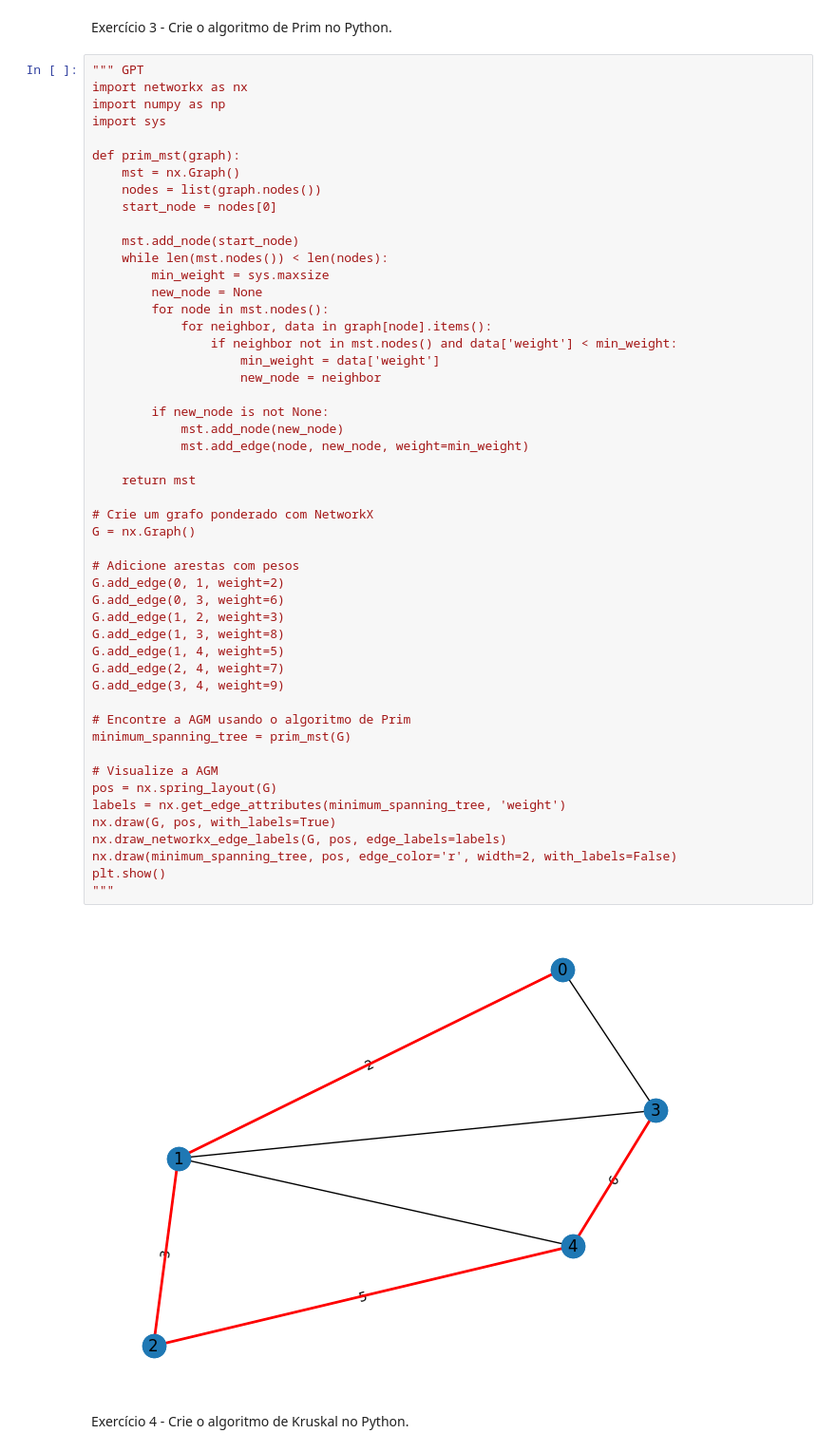
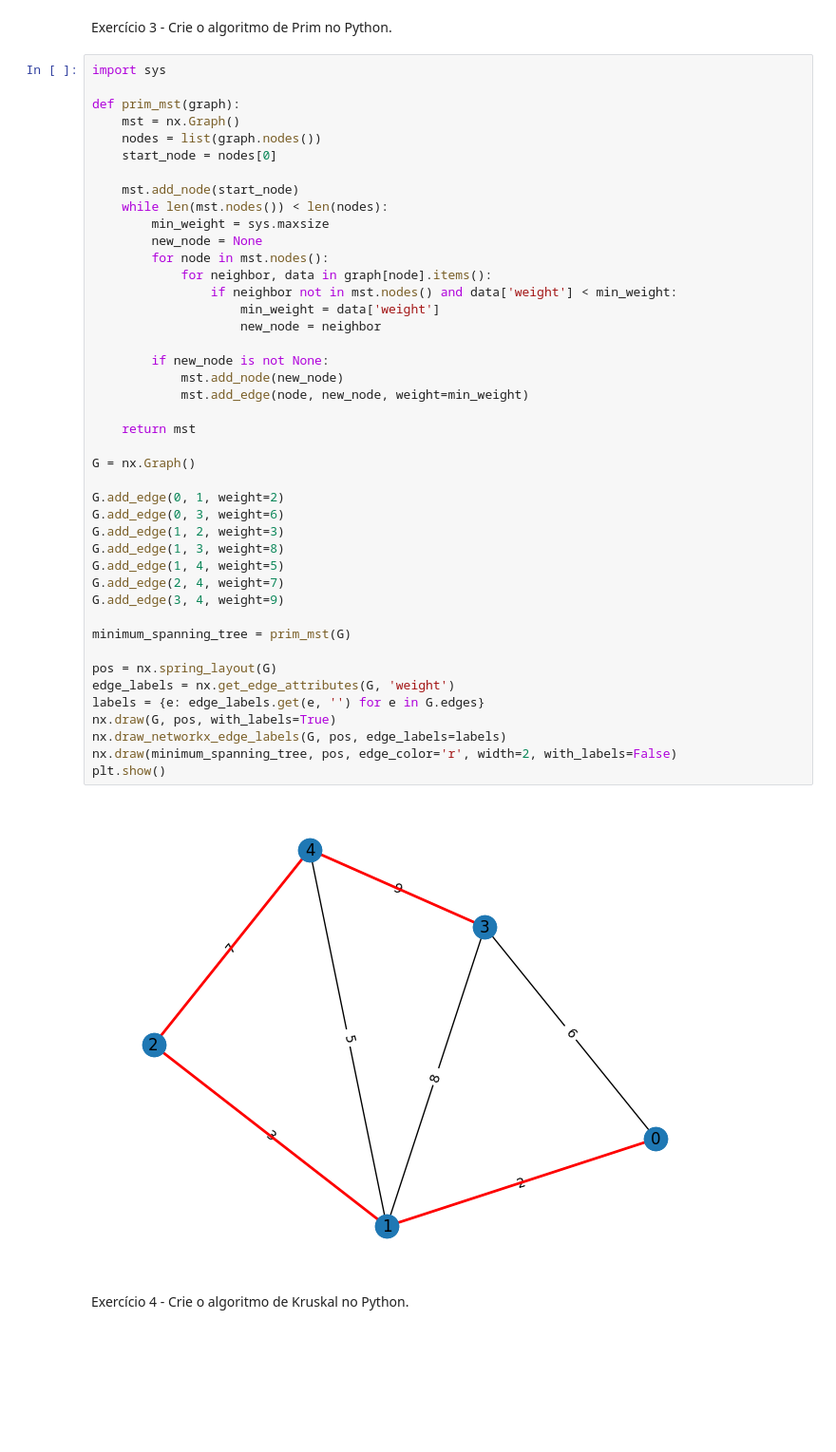
Before and after one commit to HigorG26/college-graph-exercises, a Jupyter notebook: AC4/AC.ipynb, the cells around one changed output. Shown at 95% size. Drawn from its saved outputs; the diff is of its cells as text; blank space fills up the shorter version.

```diff
--- a/AC4/AC.ipynb
+++ b/AC4/AC.ipynb
@@ -152,9 +152,6 @@ Text(0.5, 1.0, 'Rede Gerada')
 # %% [markdown]
 Exercício 3 - Crie o algoritmo de Prim no Python.
 # %%
-""" GPT
-import networkx as nx
-import numpy as np
 import sys
 
 def prim_mst(graph):
@@ -169,40 +166,36 @@ def prim_mst(graph):
         for node in mst.nodes():
             for neighbor, data in graph[node].items():
                 if neighbor not in mst.nodes() and data['weight'] < min_weight:
                     min_weight = data['weight']
                     new_node = neighbor
 
         if new_node is not None:
             mst.add_node(new_node)
             mst.add_edge(node, new_node, weight=min_weight)
 
     return mst
 
-# Crie um grafo ponderado com NetworkX
 G = nx.Graph()
 
-# Adicione arestas com pesos
 G.add_edge(0, 1, weight=2)
 G.add_edge(0, 3, weight=6)
 G.add_edge(1, 2, weight=3)
 G.add_edge(1, 3, weight=8)
 G.add_edge(1, 4, weight=5)
 G.add_edge(2, 4, weight=7)
 G.add_edge(3, 4, weight=9)
 
-# Encontre a AGM usando o algoritmo de Prim
 minimum_spanning_tree = prim_mst(G)
 
-# Visualize a AGM
 pos = nx.spring_layout(G)
-labels = nx.get_edge_attributes(minimum_spanning_tree, 'weight')
+edge_labels = nx.get_edge_attributes(G, 'weight')
+labels = {e: edge_labels.get(e, '') for e in G.edges}
 nx.draw(G, pos, with_labels=True)
 nx.draw_networkx_edge_labels(G, pos, edge_labels=labels)
 nx.draw(minimum_spanning_tree, pos, edge_color='r', width=2, with_labels=False)
 plt.show()
-"""
 # %% [output]
-[figure, old version]
+[figure, new version]
 # %% [markdown]
 Exercício 4 - Crie o algoritmo de Kruskal no Python.
 # %%
```
Also changed, not shown: parts of 3 cells of this notebook.
